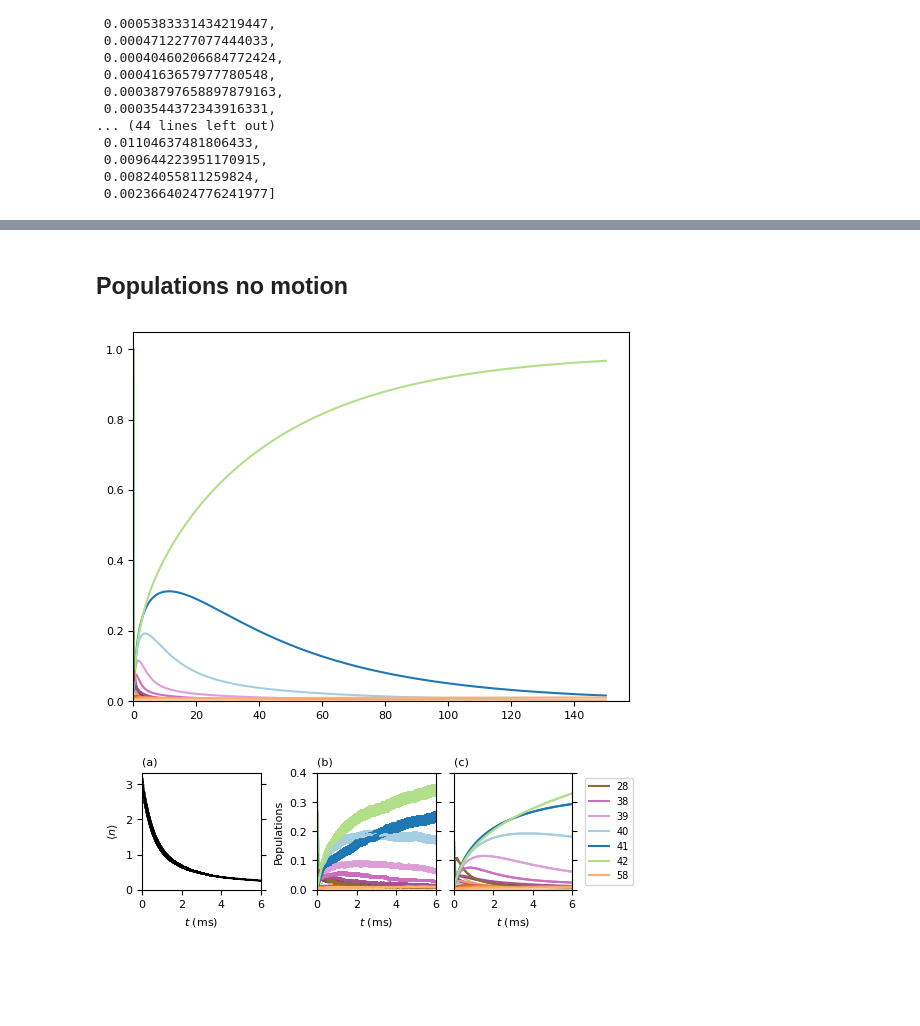
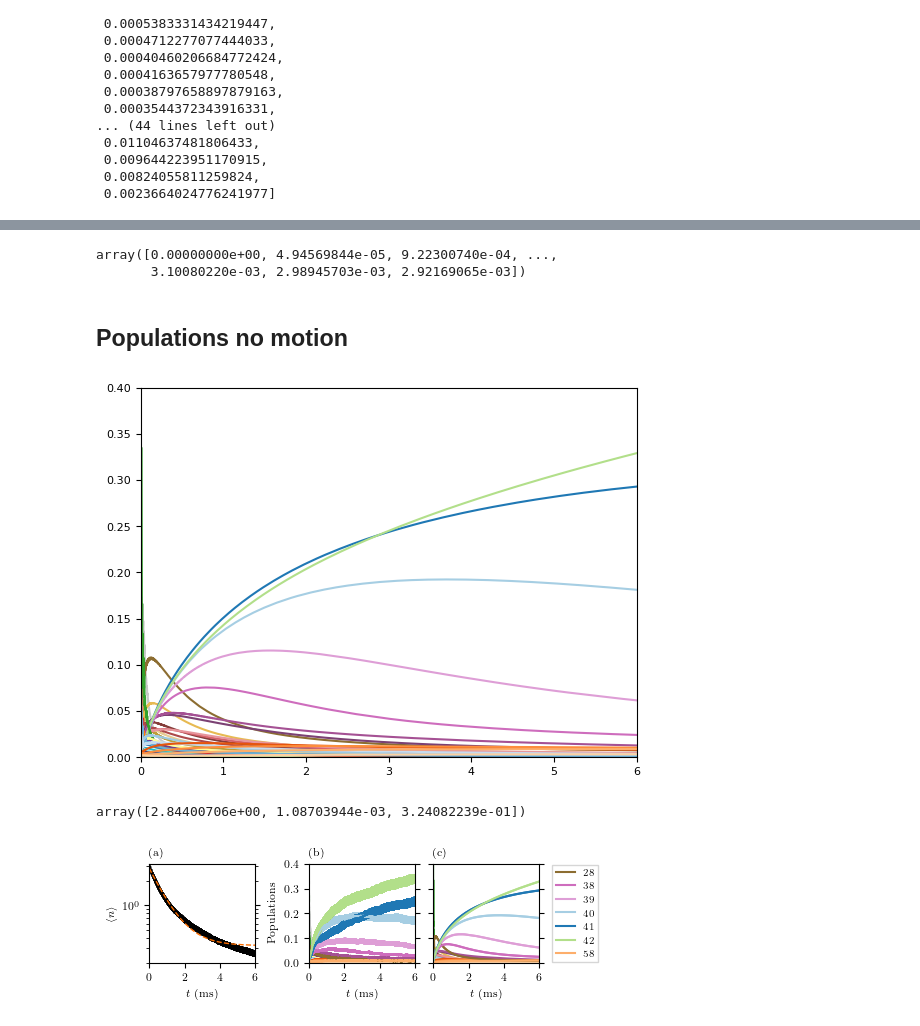
Before and after one commit to katyafouka/multi_eit, a Jupyter notebook: Lu_I7/Lu_I7_populations_.ipynb, the cells around one changed output, grey strips where cells are left out. Cells and saved outputs as stored; diff of their text form; code cells hidden in the pictures; blank space fills up the shorter version.

```diff
--- a/Lu_I7/Lu_I7_populations_.ipynb
+++ b/Lu_I7/Lu_I7_populations_.ipynb
@@ -246,7 +216,0 @@ array([[0.0000000e+00, 9.4152420e-03, 6.2403602e-02, ..., 4.1874000e-05,
-# %%
-plt.figure()
-for i in range(60):
-    plt.errorbar(t50[0]*1e-3,pop50_average[i],color=colors[i])
-plt.xlim(0)
-plt.ylim(0)
-plt.show()
@@ -272,0 +217,5 @@ array([1.64280000e-05, 3.60000000e-07, 9.26460000e-05, 1.01800000e-06,
+# %%
+for i in range(60):
+    if pops[i][-1]>0.03:
+        print(i)
+        print(pops[i][-1])
@@ -273,3 +231,8 @@ array([1.64280000e-05, 3.60000000e-07, 9.26460000e-05, 1.01800000e-06,
+# %%
+pops[:][-1]
+# %% [output]
+array([0.00000000e+00, 4.94569844e-05, 9.22300740e-04, ...,
+       3.10080220e-03, 2.98945703e-03, 2.92169065e-03])
 # %% [markdown]
 ## Populations no motion
 # %%
@@ -284,8 +247,8 @@ plt.figure()
 
 for j in range(60):
     plt.plot(tnm*1e-3,popnm[j],label=str(j),color=colors[j])
-plt.xlim(0)
-plt.ylim(0)
+plt.xlim(0,6)
+plt.ylim(0,0.4)
 plt.show()
 # %% [output]
-[figure, old version]
+[figure, new version]
@@ -292,12 +271,28 @@ plt.show()
+# %%
+def func(t,a,b,c):
+    return a*np.exp(-b*t) + c*(1-np.exp(-b*t))
+# %%
+p0 = (3, .001,.001)
+popt, pcov = curve_fit(func,t[0],nMC,p0)
+popt
+# %% [output]
+array([2.84400706e+00, 1.08703944e-03, 3.24082239e-01])
 # %%
+from matplotlib.gridspec import GridSpec
+from mpl_toolkits.axes_grid1.inset_locator import inset_axes
 
+plt.rcParams.update({'font.size': 8})
+from matplotlib import rc
+rc('text', usetex=True)
+rc("mathtext", fontset = "cm")
+rc("font", family="DejaVu Serif", serif="Times New Roman")
 
 def format_axes(fig):
     for i, ax in enumerate(fig.axes):
         ax.text(0.5, 0.5, "ax%d" % (i+1), va="center", ha="center")
         ax.tick_params(labelbottom=False, labelleft=False)
 
-fig = plt.figure(constrained_layout=True,figsize=(5.35,1.8))
+fig = plt.figure(constrained_layout=True,figsize=(5,1.6))
 
 gs = GridSpec(1, 3, figure=fig)
 #gs.update(wspace=0.005, hspace=0.05)
@@ -306,8 +301,10 @@ ax1 = fig.add_subplot(gs[0, 0])
 
 
 ax1.set_title(r'(a)',loc='left',fontdict={'fontsize': 8})
-ax1.errorbar(t[0]*1e-3,nMC,yerr = nMC_dev,color='black',ecolor='black')
-ax1.set_ylim(0)
+ax1.errorbar(t[0]*1e-3,nMC,yerr = nMC_dev,color='black',ecolor='black',zorder=1)
+ax1.plot(t[0]*1e-3,func(t[0], *popt),'--',color='#fb6d00',linewidth=1,zorder=2)
+ax1.set_ylim(2e-1,3.2e0)
+ax1.set_yscale('log')
 ax1.set_xlim(0,6)
 ax1.set_ylabel('$\\langle n \\rangle$')
 ax1.set_xlabel('$t$ (ms)')
@@ -349,32 +346,32 @@ for i in range(60):
     ax4.plot(tnm*1e-3,popnm[i],color=colors[i])
     #ax4.scatter(tnm[-1]*1e-3,pops_rest[i],color=colors[i],marker='+',s=60)
 i=28
 ax4.plot(tnm*1e-3,popnm[i],label=i,color=colors[i])
 i=38
 ax4.plot(tnm*1e-3,popnm[i],label=i,color=colors[i])
 i=39
 ax4.plot(tnm*1e-3,popnm[i],label=i,color=colors[i])
 i=40
 ax4.plot(tnm*1e-3,popnm[i],label=i,color=colors[i])
 i=41
 ax4.plot(tnm*1e-3,popnm[i],label=i,color=colors[i])
 i=42
 ax4.plot(tnm*1e-3,popnm[i],label=i,color=colors[i])
 i=58
 ax4.plot(tnm*1e-3,popnm[i],label=i,color=colors[i])
 ax4.set_xlabel('$t$ (ms)')
 ax4.set_ylim(0,0.4)
 ax4.set_xlim(0,6)
 #ax4.legend(loc='upper left',prop={'size': 7})
 ax4.tick_params(axis='y', which='both', left=True, right=True,
                labelleft=False, labelright=False)
 #ax4.tick_params(left=False, labelleft=False)
-ax4.legend(loc='center left',prop={'size': 7},bbox_to_anchor=(1.07, 0.5))
+ax4.legend(loc='center left',prop={'size': 7},bbox_to_anchor=(1.07, 0.5),fancybox=False)
 
 
 plt.savefig("I7_populations.pdf",bbox_inches = "tight")
 
 
 plt.show()
 # %% [output]
-[figure, old version]
+[figure, new version]
```
Also changed, not shown: parts of 16 cells of this notebook.
